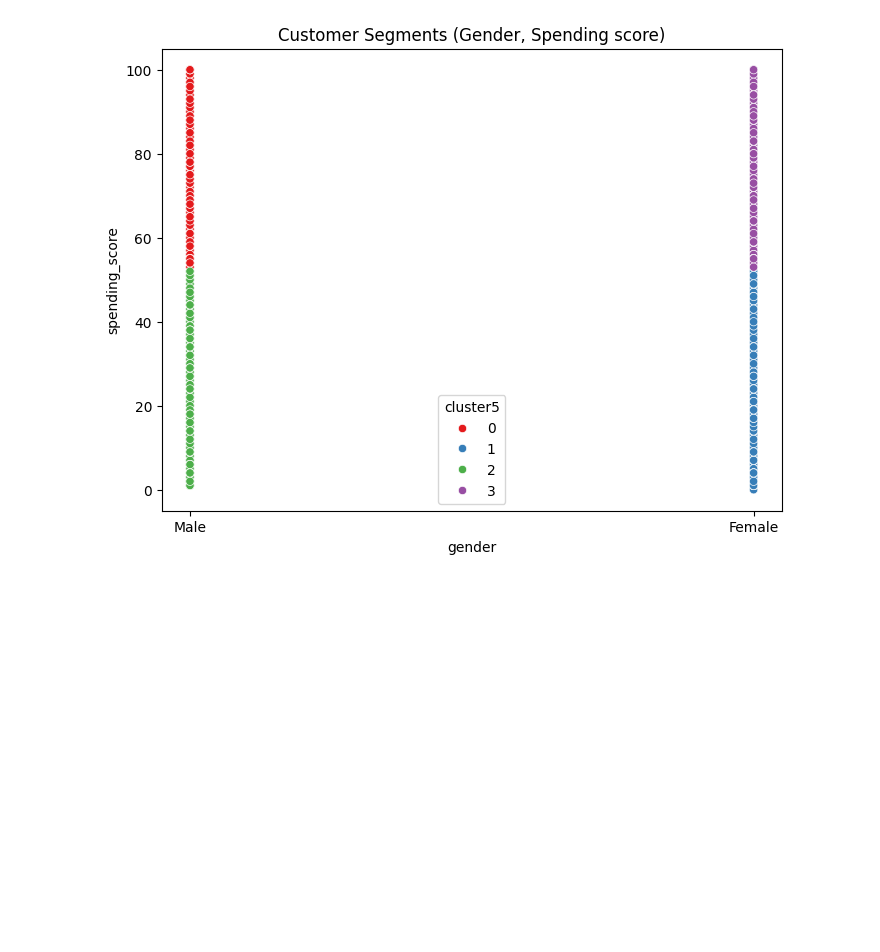
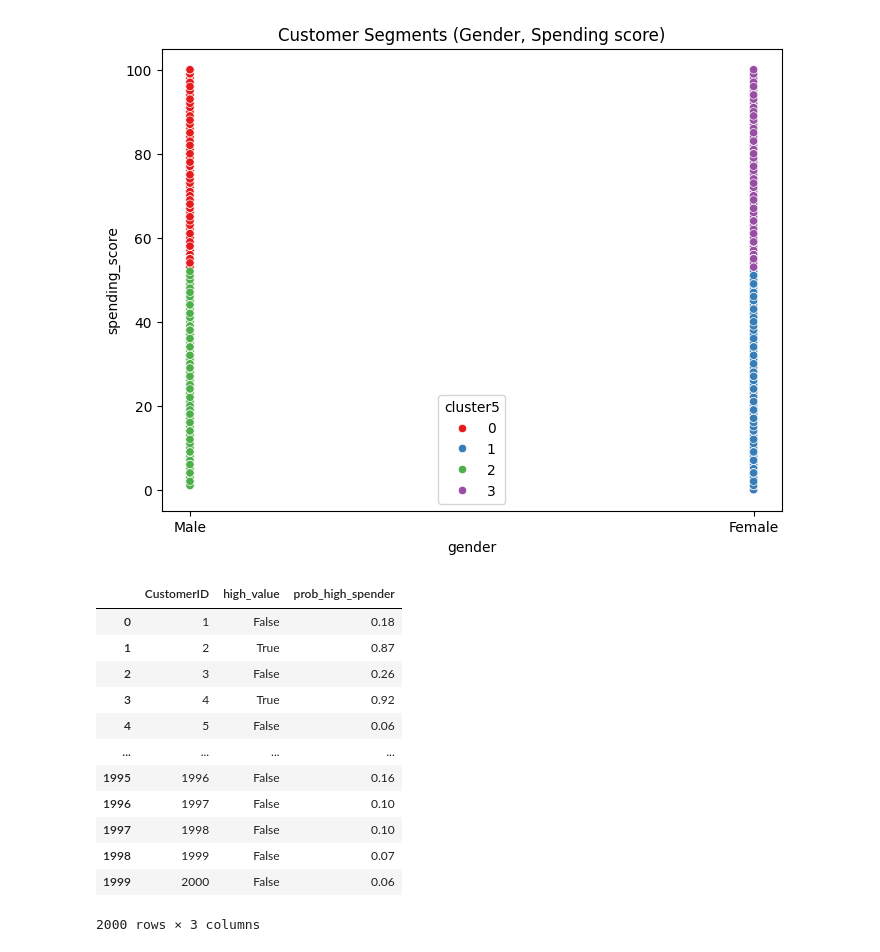
Before and after one commit to jay-ramani/predict_customer_spending_score, a Jupyter notebook: experiments/notebooks/03_clustering.ipynb, the cells around one changed output. Cells and saved outputs as stored; diff of their text form; code cells hidden in the pictures; blank space fills up the shorter version.

```diff
--- a/experiments/notebooks/03_clustering.ipynb
+++ b/experiments/notebooks/03_clustering.ipynb
@@ -239,0 +254,16 @@ plt.show()
+# %%
+df[['CustomerID','high_value','prob_high_spender']]
+# %% [output]
+|  | CustomerID | high_value | prob_high_spender |
+| 0 | 1 | False | 0.18 |
+| 1 | 2 | True | 0.87 |
+| 2 | 3 | False | 0.26 |
+| 3 | 4 | True | 0.92 |
+| 4 | 5 | False | 0.06 |
+| ... | ... | ... | ... |
+| 1995 | 1996 | False | 0.16 |
+| 1996 | 1997 | False | 0.10 |
+| 1997 | 1998 | False | 0.10 |
+| 1998 | 1999 | False | 0.07 |
+| 1999 | 2000 | False | 0.06 |
+2000 rows × 3 columns
```
Also changed, not shown: parts of 5 cells of this notebook.
